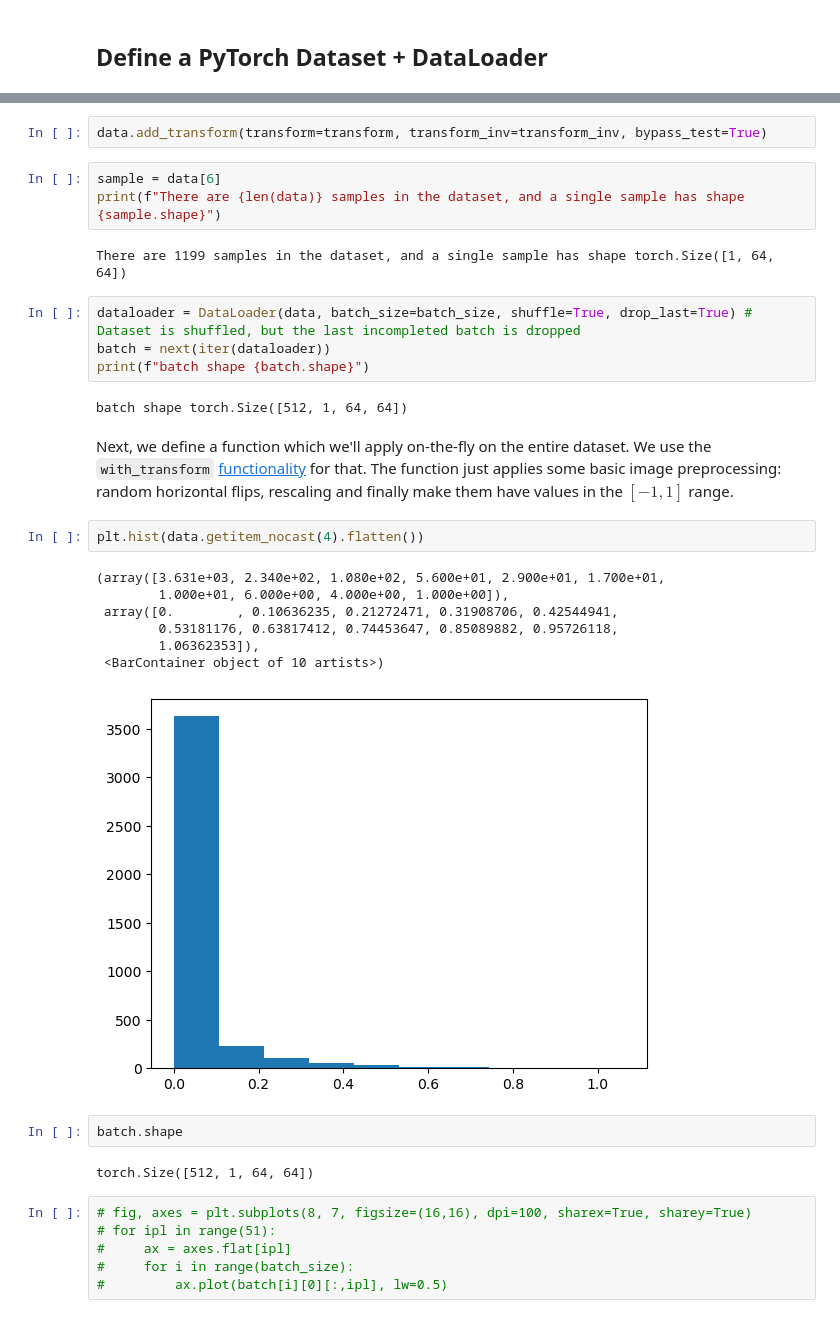
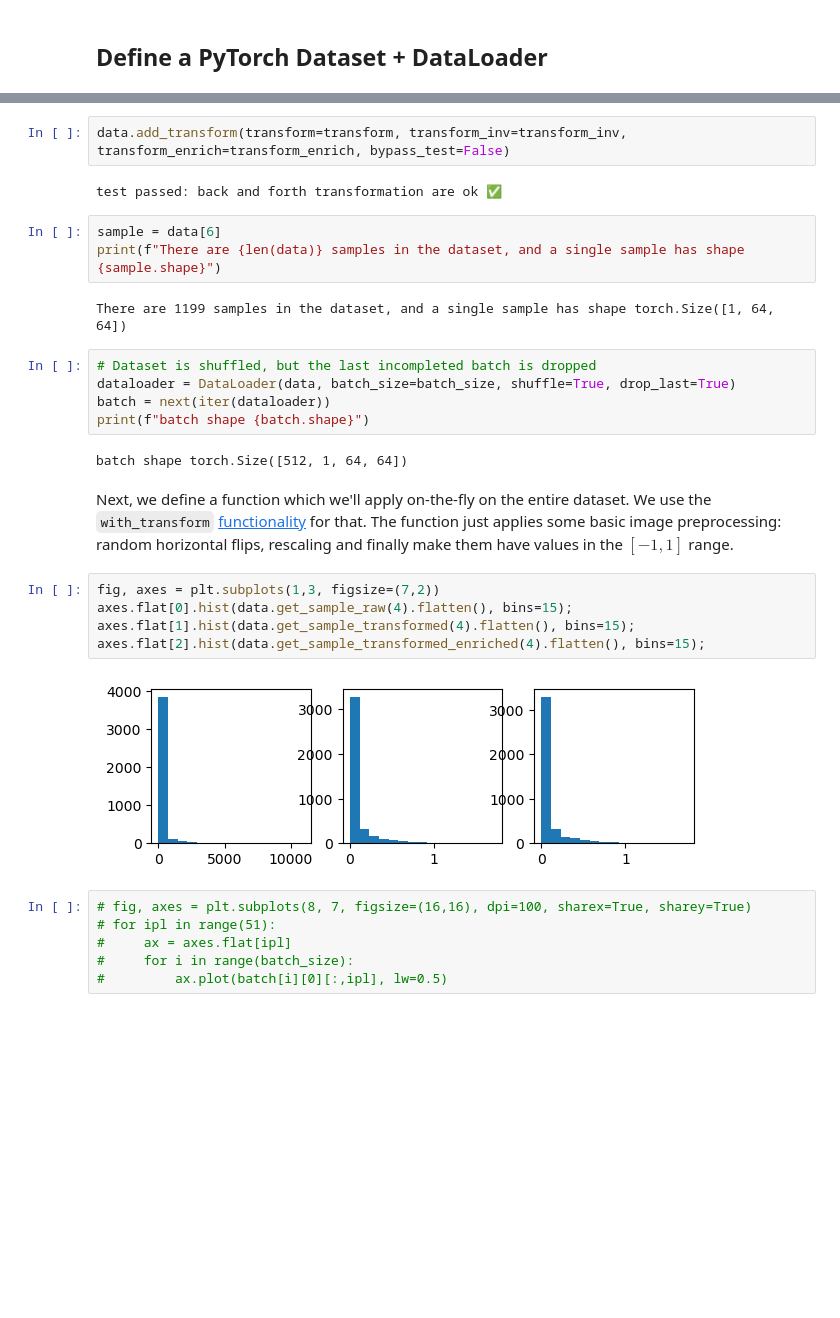
Before and after one commit to CyGei/influpaint, a Jupyter notebook: influpaint2023-2024.ipynb, the cells around one changed output, grey strips where cells are left out. Drawn from its saved outputs; the diff is of its cells as text; blank space fills up the shorter version.

```diff
--- a/influpaint2023-2024.ipynb
+++ b/influpaint2023-2024.ipynb
@@ -98,34 +89,30 @@ transform_inv = transforms.Compose([
                     transforms.Lambda(lambda t: data_classes.transform_channelwisescale_inv(t, scale = 2)),
         ][::-1])      # important reverse the sequence
 # %%
-data.add_transform(transform=transform, transform_inv=transform_inv, bypass_test=True)
+data.add_transform(transform=transform, transform_inv=transform_inv, transform_enrich=transform_enrich, bypass_test=False)
+# %% [output]
+test passed: back and forth transformation are ok ✅
 # %%
 sample = data[6]
 print(f"There are {len(data)} samples in the dataset, and a single sample has shape {sample.shape}")
 # %% [output]
 There are 1199 samples in the dataset, and a single sample has shape torch.Size([1, 64, 64])
 # %%
-dataloader = DataLoader(data, batch_size=batch_size, shuffle=True, drop_last=True) # Dataset is shuffled, but the last incompleted batch is dropped
+# Dataset is shuffled, but the last incompleted batch is dropped
+dataloader = DataLoader(data, batch_size=batch_size, shuffle=True, drop_last=True)
 batch = next(iter(dataloader))
 print(f"batch shape {batch.shape}")
 # %% [output]
 batch shape torch.Size([512, 1, 64, 64])
 # %% [markdown]
 Next, we define a function which we'll apply on-the-fly on the entire dataset. We use the `with_transform` [functionality](https://huggingface.co/docs/datasets/v2.2.1/en/package_reference/main_classes#datasets.Dataset.with_transform) for that. The function just applies some basic image preprocessing: random horizontal flips, rescaling and finally make them have values in the $[-1,1]$ range.
-# %%
-plt.hist(data.getitem_nocast(4).flatten())
-# %% [output]
-(array([3.631e+03, 2.340e+02, 1.080e+02, 5.600e+01, 2.900e+01, 1.700e+01,
-        1.000e+01, 6.000e+00, 4.000e+00, 1.000e+00]),
- array([0.        , 0.10636235, 0.21272471, 0.31908706, 0.42544941,
-        0.53181176, 0.63817412, 0.74453647, 0.85089882, 0.95726118,
-        1.06362353]),
- <BarContainer object of 10 artists>)
-[figure, removed]
-# %%
-batch.shape
-# %% [output]
-torch.Size([512, 1, 64, 64])
+# %%
+fig, axes = plt.subplots(1,3, figsize=(7,2))
+axes.flat[0].hist(data.get_sample_raw(4).flatten(), bins=15);
+axes.flat[1].hist(data.get_sample_transformed(4).flatten(), bins=15);
+axes.flat[2].hist(data.get_sample_transformed_enriched(4).flatten(), bins=15);
+# %% [output]
+[figure, added]
 # %%
 # fig, axes = plt.subplots(8, 7, figsize=(16,16), dpi=100, sharex=True, sharey=True)
 # for ipl in range(51):
```
Also changed, not shown: parts of 36 cells of this notebook, 3 other files.
